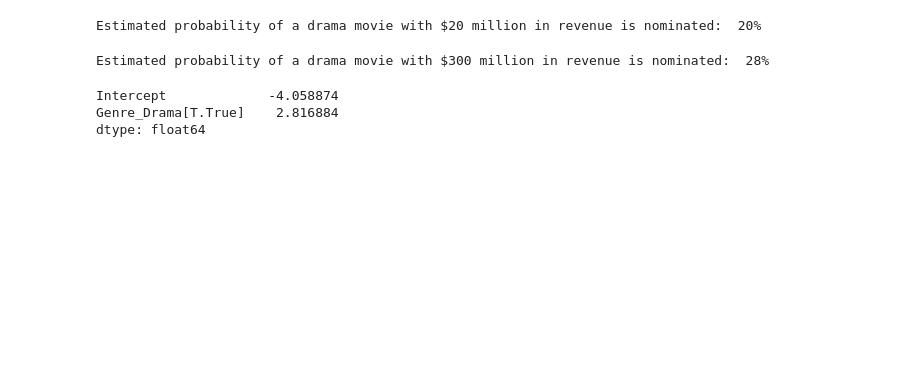
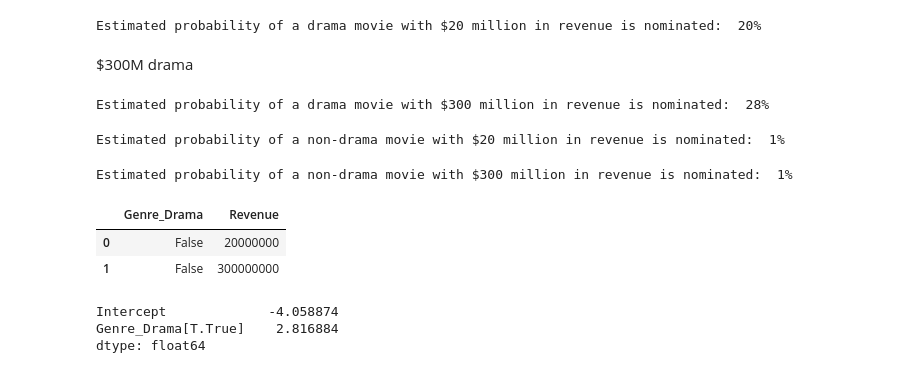
Before and after one commit to nss-data-science-cohort-9/logistic-regression-MCMajor, a Jupyter notebook: Logistic_Regresssion_MCMajor.ipynb, the cells around one changed output. Cells and saved outputs as stored; diff of their text form; code cells hidden in the pictures; blank space fills up the shorter version.

```diff
--- a/Logistic_Regresssion_MCMajor.ipynb
+++ b/Logistic_Regresssion_MCMajor.ipynb
@@ -209,6 +211,8 @@ Logit_20M = Nominated_Rev_Drama.params['Intercept'] + Nominated_Rev_Drama.params
 print(f'Estimated probability of a drama movie with $20 million in revenue is nominated: {logistic(Logit_20M): .0%}')
 # %% [output]
 Estimated probability of a drama movie with $20 million in revenue is nominated:  20%
+# %% [markdown]
+$300M drama
 # %%
 Rev = 300000000
 
@@ -217,6 +221,29 @@ Logit_300M = Nominated_Rev_Drama.params['Intercept'] + Nominated_Rev_Drama.param
 print(f'Estimated probability of a drama movie with $300 million in revenue is nominated: {logistic(Logit_300M): .0%}')
 # %% [output]
 Estimated probability of a drama movie with $300 million in revenue is nominated:  28%
+# %%
+Rev = 20000000
+
+Logit_20M = Nominated_Rev_Drama.params['Intercept'] + Nominated_Rev_Drama.params['Revenue']*Rev
+
+print(f'Estimated probability of a non-drama movie with $20 million in revenue is nominated: {logistic(Logit_20M): .0%}')
+# %% [output]
+Estimated probability of a non-drama movie with $20 million in revenue is nominated:  1%
+# %%
+Rev = 300000000
+
+Logit_300M = Nominated_Rev_Drama.params['Intercept'] + Nominated_Rev_Drama.params['Revenue']*Rev
+
+print(f'Estimated probability of a non-drama movie with $300 million in revenue is nominated: {logistic(Logit_300M): .0%}')
+# %% [output]
+Estimated probability of a non-drama movie with $300 million in revenue is nominated:  1%
+# %%
+pred_df = pd.DataFrame({'Genre_Drama': [False, False], 'Revenue': [20000000, 300000000]})
+pred_df
+# %% [output]
+|  | Genre_Drama | Revenue |
+| 0 | False | 20000000 |
+| 1 | False | 300000000 |
 # %%
 Drama_Nominee.params
 # %% [output]
```
Also changed, not shown: parts of 6 cells of this notebook.
